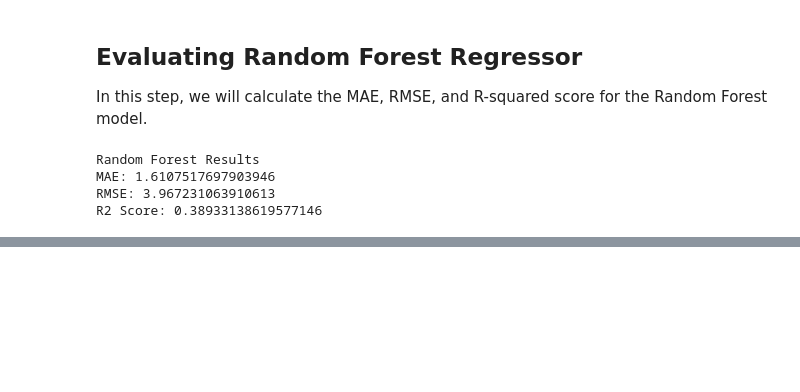
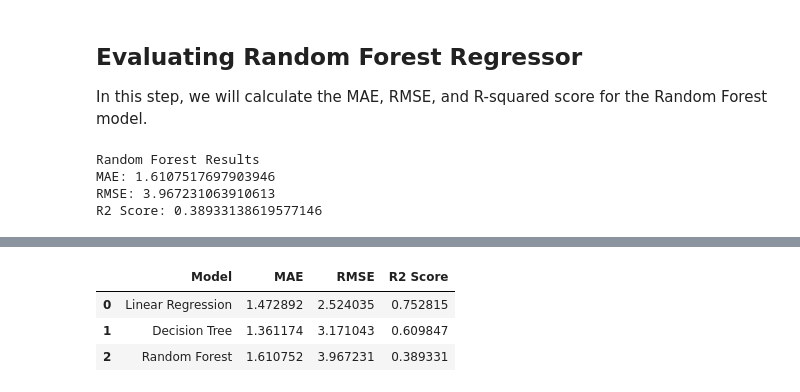
Before and after one commit to Arunbellad-2001/OIBSIP, a Jupyter notebook: DataScience-Task3-CarPricePrediction/Car_Price_Prediction.ipynb, the cells around one changed output, grey strips where cells are left out. Saved outputs shown, nothing was run; the diff lists cells and outputs as text; code cells hidden in the pictures; blank space fills up the shorter version.

```diff
--- a/DataScience-Task3-CarPricePrediction/Car_Price_Prediction.ipynb
+++ b/DataScience-Task3-CarPricePrediction/Car_Price_Prediction.ipynb
@@ -705,0 +716,30 @@ R2 Score: 0.38933138619577146
+# %%
+results = pd.DataFrame({
+    "Model": [
+        "Linear Regression",
+        "Decision Tree",
+        "Random Forest"
+    ],
+    "MAE": [
+        linear_mae,
+        tree_mae,
+        forest_mae
+    ],
+    "RMSE": [
+        linear_rmse,
+        tree_rmse,
+        forest_rmse
+    ],
+    "R2 Score": [
+        linear_r2,
+        tree_r2,
+        forest_r2
+    ]
+})
+
+results
+# %% [output]
+|  | Model | MAE | RMSE | R2 Score |
+| 0 | Linear Regression | 1.472892 | 2.524035 | 0.752815 |
+| 1 | Decision Tree | 1.361174 | 3.171043 | 0.609847 |
+| 2 | Random Forest | 1.610752 | 3.967231 | 0.389331 |
```
Also changed, not shown: parts of 3 cells of this notebook.
